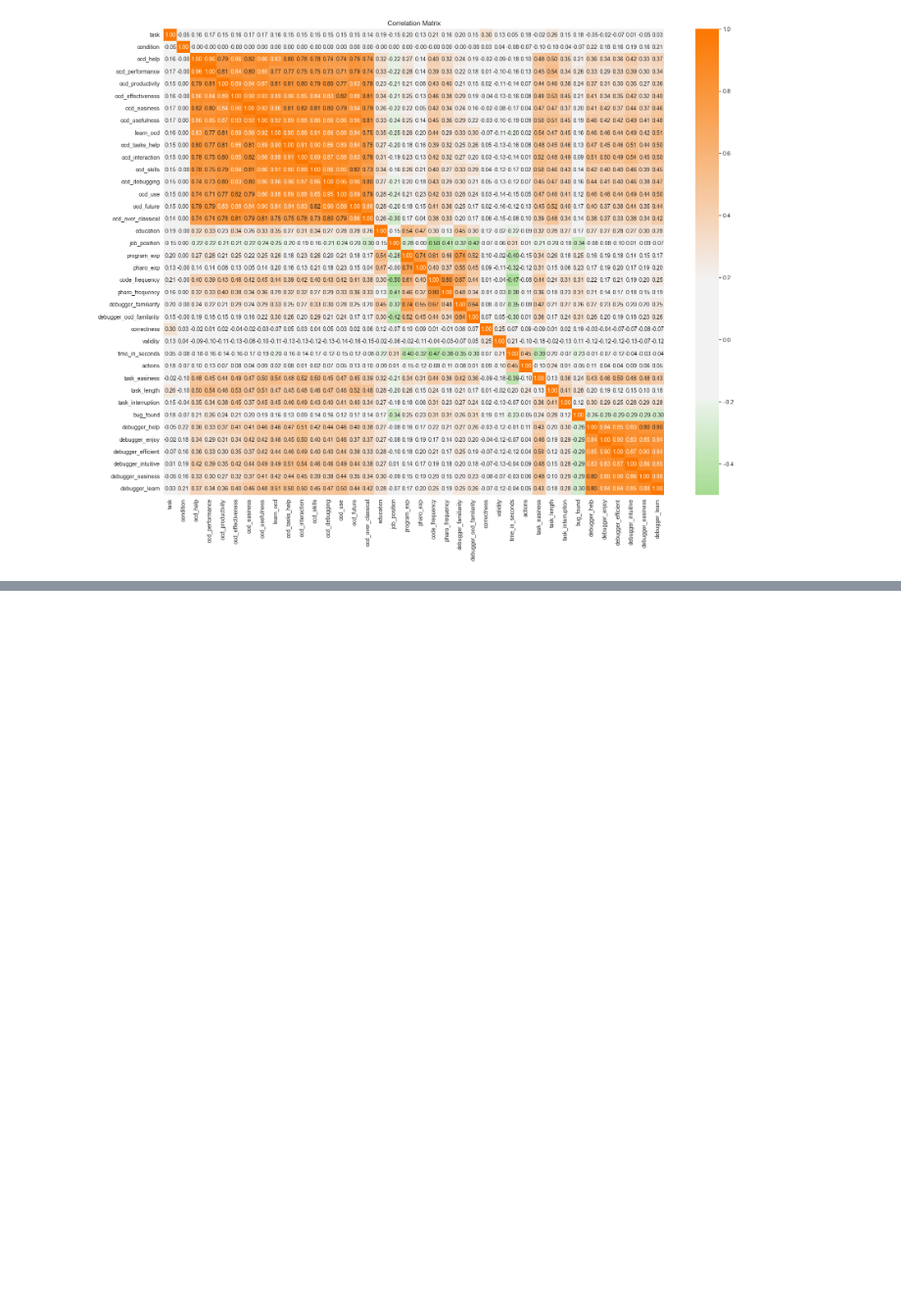
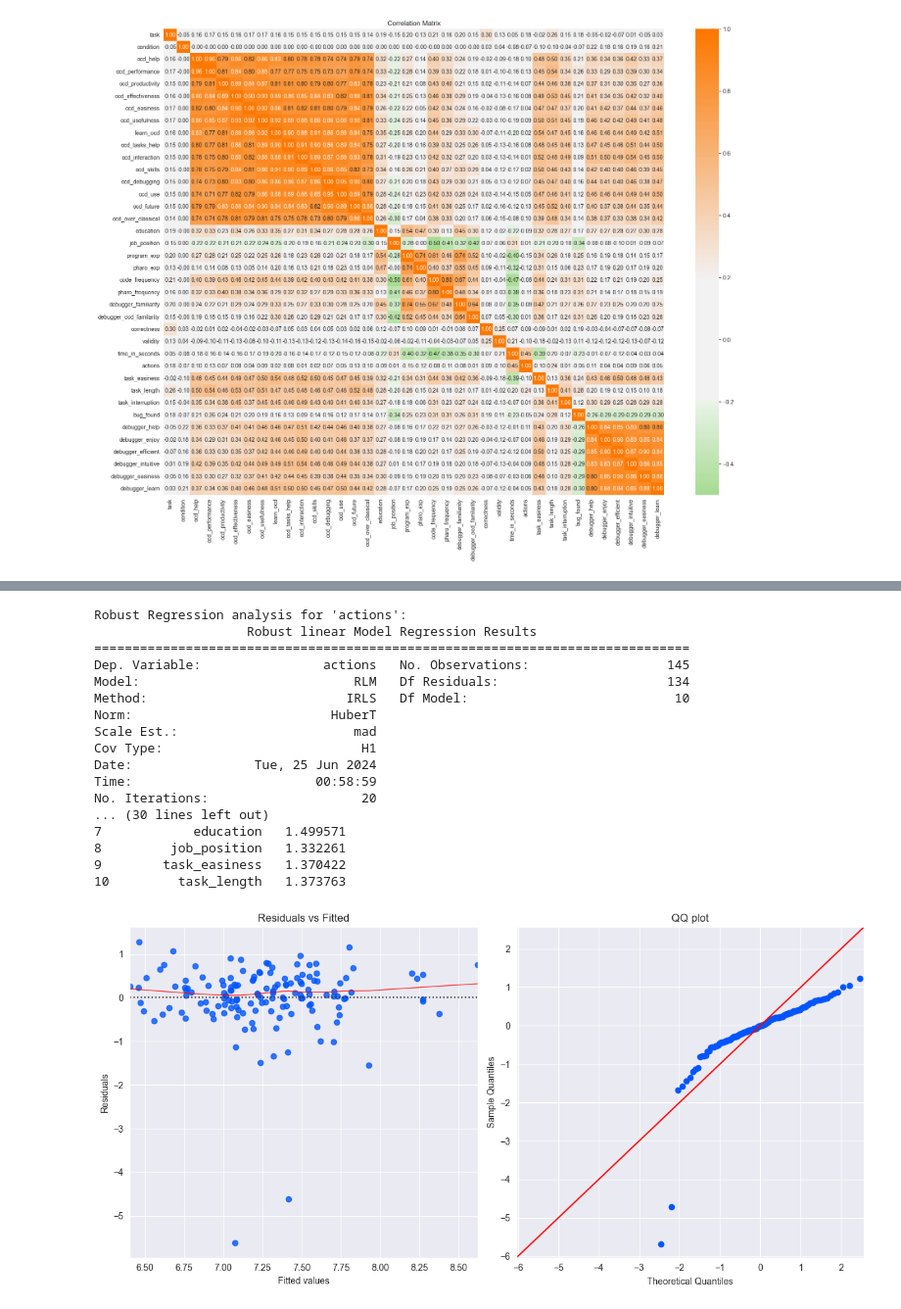
Before and after one commit to ValentinBourcier/OC-EXP-REPLICATION, a Jupyter notebook: analysis/transform-survey-data.ipynb, the cells around one changed output, grey strips where cells are left out. Shown at 98% size. Saved outputs shown, nothing was run; the diff lists cells and outputs as text; code cells hidden in the pictures; blank space fills up the shorter version.

```diff
--- a/analysis/transform-survey-data.ipynb
+++ b/analysis/transform-survey-data.ipynb
@@ -632,0 +809,68 @@ strong multicollinearity problems or that the design matrix is singular.
+# %%
+# Inspect the initial unique values in time_in_seconds column
+#print("Initial unique values in actions:", data['actions'].unique())
+
+# Drop rows with NaN values in the 'actions' column
+data = data.dropna(subset=['actions'])
+
+# Verify the unique values after dropping NaNs
+#print("Unique values in actions after dropping NaNs:", data['actions'].unique())
+
+# Drop rows with any remaining NaN values
+data_cleaned = data.dropna()
+
+actions_independent_vars = ['condition']
+actions_control_vars = ['task','ocd_over_classical','program_exp', 'pharo_exp', 'pharo_frequency','education','job_position', 'task_easiness', 'task_length']
+
+# Example: Perform regression analysis for 'bug found'
+#regression_summary = build_ols_regression_model(data_cleaned,'actions', actions_independent_vars,actions_control_vars)
+regression_summary = build_robust_regression_model(data_cleaned,'actions', actions_independent_vars,actions_control_vars)
+
+print("Regression analysis for 'actions':")
+print(regression_summary)
+
+# Calculate VIF for each independent variable
+X = data_cleaned[actions_independent_vars+actions_control_vars]
+X = sm.add_constant(X)
+vif_data = pd.DataFrame()
+vif_data["Variable"] = X.columns
+vif_data["VIF"] = [variance_inflation_factor(X.values, i) for i in range(X.shape[1])]
+
+print("\nVariance Inflation Factors (VIF):")
+print(vif_data)
+
+# Plot residuals
+residuals = model_robust.resid
+fig, ax = plt.subplots(1, 2, figsize=(12, 6))
+
+# Residuals vs Fitted
+sns.residplot(x=model_robust.fittedvalues, y=residuals, lowess=True, ax=ax[0], line_kws={'color': 'red', 'lw': 1, 'alpha': 0.8})
+ax[0].set_title('Residuals vs Fitted')
+ax[0].set_xlabel('Fitted values')
+ax[0].set_ylabel('Residuals')
+
+# QQ plot
+sm.qqplot(residuals, line='45', ax=ax[1])
+ax[1].set_title('QQ plot')
+
+plt.tight_layout()
+plt.show()
+# %% [output]
+Robust Regression analysis for 'actions':
+                    Robust linear Model Regression Results
+==============================================================================
+Dep. Variable:                actions   No. Observations:                  145
+Model:                            RLM   Df Residuals:                      134
+Method:                          IRLS   Df Model:                           10
+Norm:                          HuberT
+Scale Est.:                       mad
+Cov Type:                          H1
+Date:                Tue, 25 Jun 2024
+Time:                        00:58:59
+No. Iterations:                    20
+... (30 lines left out)
+7            education   1.499571
+8         job_position   1.332261
+9        task_easiness   1.370422
+10         task_length   1.373763
+[figure, added]
```
Also changed, not shown: parts of 6 cells of this notebook, 1 other file.
